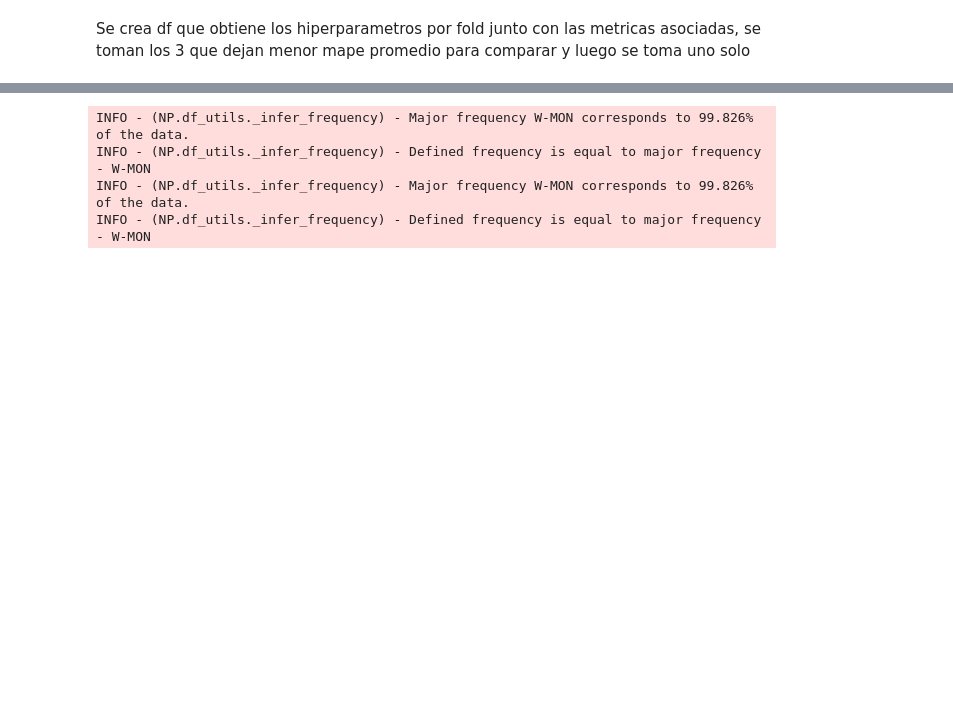
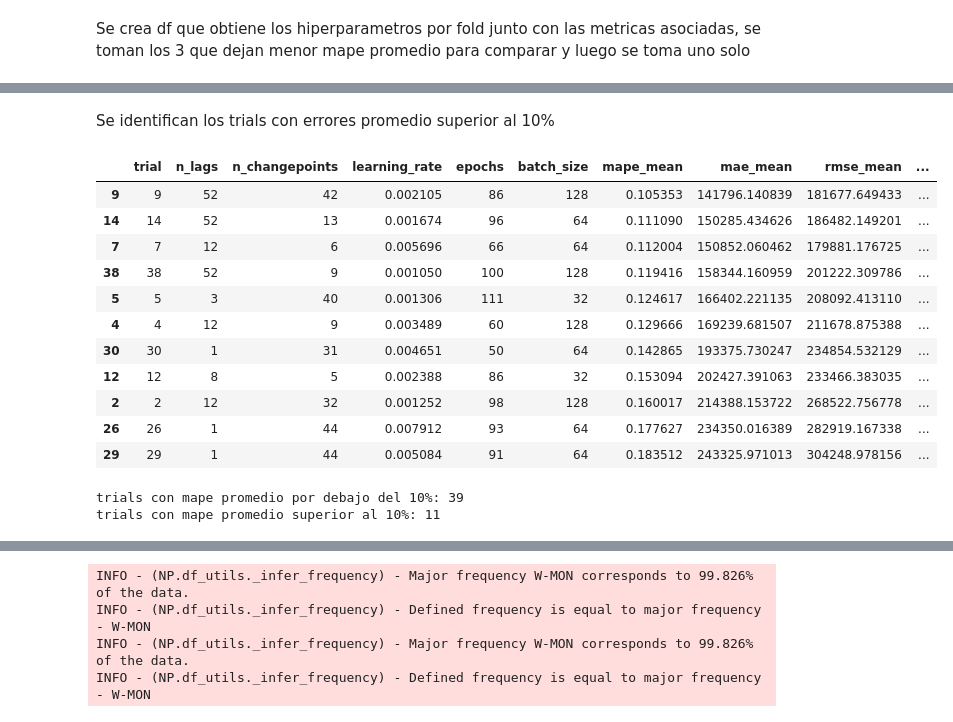
Before and after one commit to JuanDavidPiedrahitaLopez/energy_demand_forecasting_models, a Jupyter notebook: models/notebooks/Energy/NeuralProphet_Demanda.ipynb, the cells around one changed output, grey strips where cells are left out. Drawn from its saved outputs; the diff is of its cells as text; code cells hidden in the pictures; blank space fills up the shorter version.

```diff
--- a/models/notebooks/Energy/NeuralProphet_Demanda.ipynb
+++ b/models/notebooks/Energy/NeuralProphet_Demanda.ipynb
@@ -643,0 +648,26 @@ df_params_models.head(5)
+# %% [markdown]
+Se identifican los trials con errores promedio superior al 10%
+# %%
+df_trials_atipicos = df_params_models[df_params_models["mape_mean"] > 0.10]
+df_trials_atipicos
+# %% [output]
+|  | trial | n_lags | n_changepoints | learning_rate | epochs | batch_size | mape_mean | mae_mean | rmse_mean | ... |
+| 9 | 9 | 52 | 42 | 0.002105 | 86 | 128 | 0.105353 | 141796.140839 | 181677.649433 | ... |
+| 14 | 14 | 52 | 13 | 0.001674 | 96 | 64 | 0.111090 | 150285.434626 | 186482.149201 | ... |
+| 7 | 7 | 12 | 6 | 0.005696 | 66 | 64 | 0.112004 | 150852.060462 | 179881.176725 | ... |
+| 38 | 38 | 52 | 9 | 0.001050 | 100 | 128 | 0.119416 | 158344.160959 | 201222.309786 | ... |
+| 5 | 5 | 3 | 40 | 0.001306 | 111 | 32 | 0.124617 | 166402.221135 | 208092.413110 | ... |
+| 4 | 4 | 12 | 9 | 0.003489 | 60 | 128 | 0.129666 | 169239.681507 | 211678.875388 | ... |
+| 30 | 30 | 1 | 31 | 0.004651 | 50 | 64 | 0.142865 | 193375.730247 | 234854.532129 | ... |
+| 12 | 12 | 8 | 5 | 0.002388 | 86 | 32 | 0.153094 | 202427.391063 | 233466.383035 | ... |
+| 2 | 2 | 12 | 32 | 0.001252 | 98 | 128 | 0.160017 | 214388.153722 | 268522.756778 | ... |
+| 26 | 26 | 1 | 44 | 0.007912 | 93 | 64 | 0.177627 | 234350.016389 | 282919.167338 | ... |
+| 29 | 29 | 1 | 44 | 0.005084 | 91 | 64 | 0.183512 | 243325.971013 | 304248.978156 | ... |
+# %%
+# cantidad de trials que presentan mape promedio por debajo del 10%
+print(f"trials con mape promedio por debajo del 10%: {len(df_params_models[df_params_models['mape_mean'] <= 0.10])}")
+# cantidad de trials que presentan mape superior por debajo del 10%
+print(f"trials con mape promedio superior al 10%: {len(df_params_models[df_params_models['mape_mean'] > 0.10])}")
+# %% [output]
+trials con mape promedio por debajo del 10%: 39
+trials con mape promedio superior al 10%: 11
```
Also changed, not shown: parts of 37 cells of this notebook.
